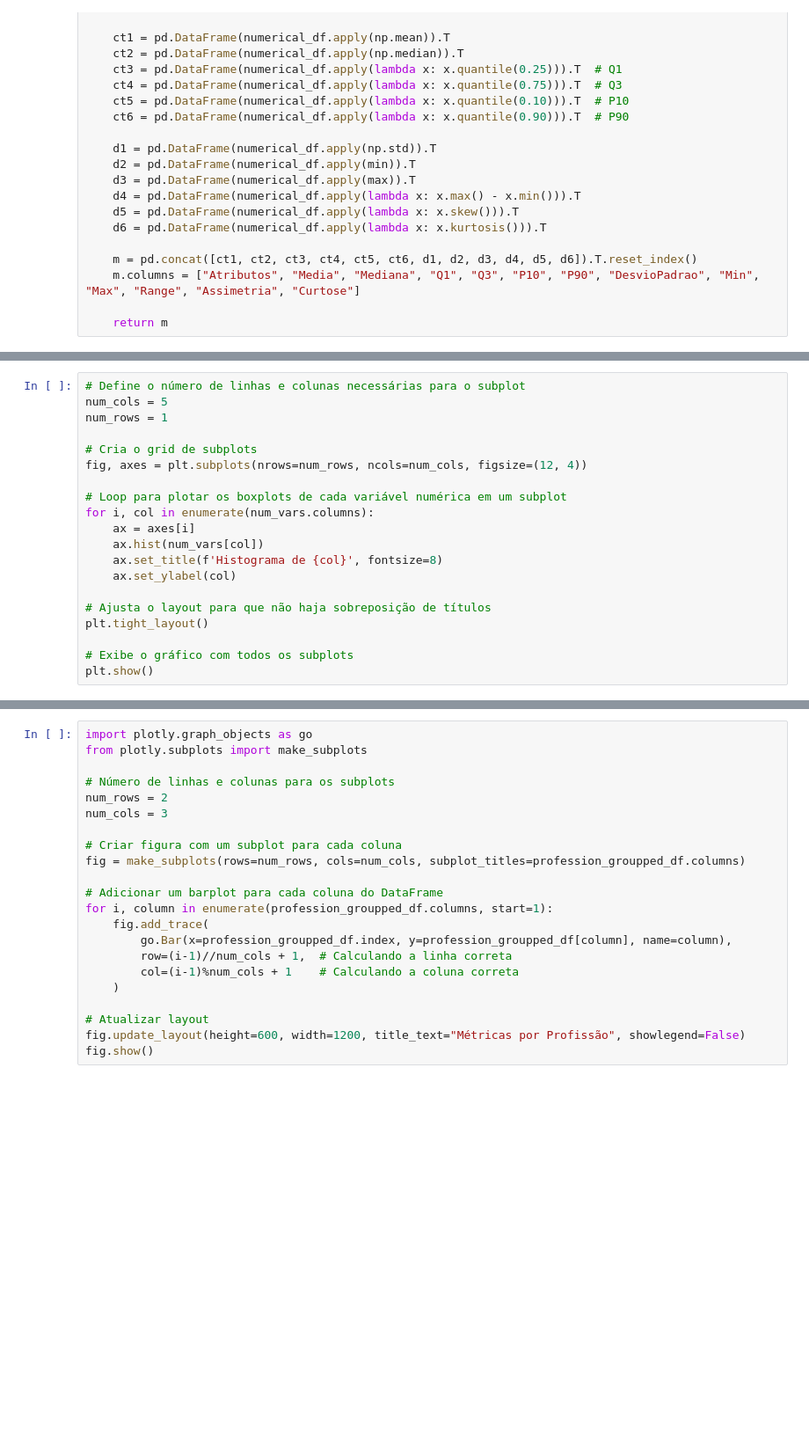
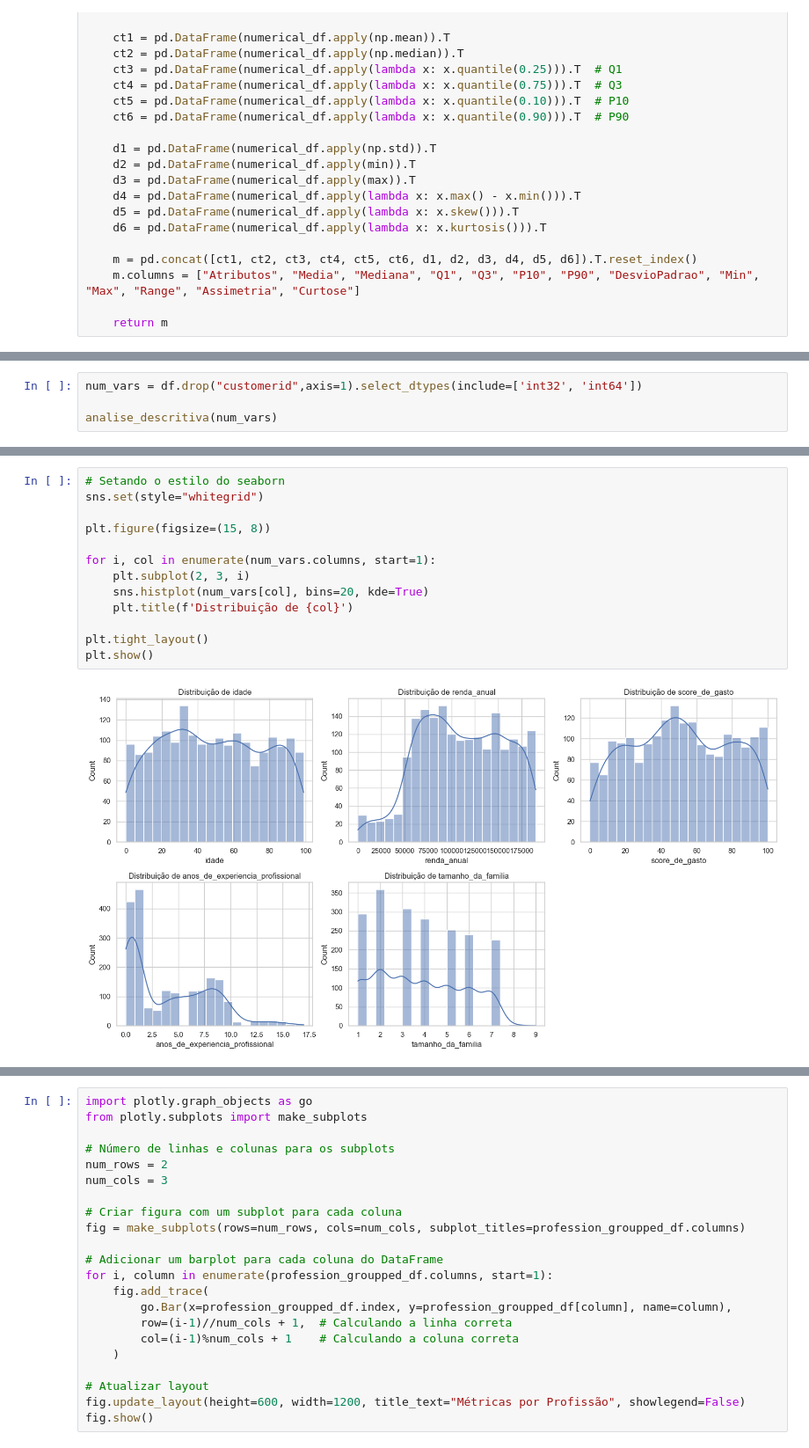
Before and after one commit to IHASCIONAL/EDA_e_segmentacao_de_publico, a Jupyter notebook: EDA.ipynb, the cells around one changed output, grey strips where cells are left out. Shown at 88% size. Drawn from its saved outputs; the diff is of its cells as text; blank space fills up the shorter version.

Commit message:
Concluindo a Analise Exploratória e Segmentação de Público

```diff
--- a/EDA.ipynb
+++ b/EDA.ipynb
@@ -262,20 +171,0 @@ plt.show()
-# %%
-# Define o número de linhas e colunas necessárias para o subplot
-num_cols = 5
-num_rows = 1
-
-# Cria o grid de subplots
-fig, axes = plt.subplots(nrows=num_rows, ncols=num_cols, figsize=(12, 4))
-
-# Loop para plotar os boxplots de cada variável numérica em um subplot
-for i, col in enumerate(num_vars.columns):
-    ax = axes[i]
-    ax.hist(num_vars[col])
-    ax.set_title(f'Histograma de {col}', fontsize=8)
-    ax.set_ylabel(col)
-
-# Ajusta o layout para que não haja sobreposição de títulos
-plt.tight_layout()
-
-# Exibe o gráfico com todos os subplots
-plt.show()
@@ -339,0 +196,4 @@ profession_groupped_df
+# %%
+num_vars = df.drop("customerid",axis=1).select_dtypes(include=['int32', 'int64'])
+
+analise_descritiva(num_vars)
@@ -339,0 +207,15 @@ profession_groupped_df
+# %%
+# Setando o estilo do seaborn
+sns.set(style="whitegrid")
+
+plt.figure(figsize=(15, 8))
+
+for i, col in enumerate(num_vars.columns, start=1):
+    plt.subplot(2, 3, i)
+    sns.histplot(num_vars[col], bins=20, kde=True)
+    plt.title(f'Distribuição de {col}')
+
+plt.tight_layout()
+plt.show()
+# %% [output]
+[figure, added]
```
Also changed, not shown: parts of 70 cells of this notebook, 3 other files.
